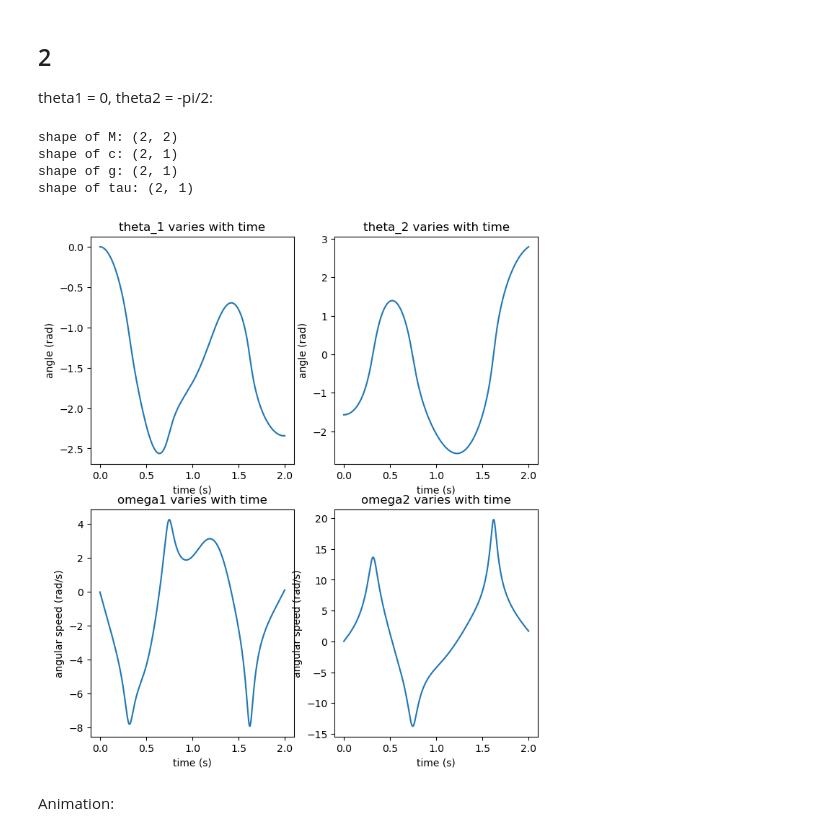
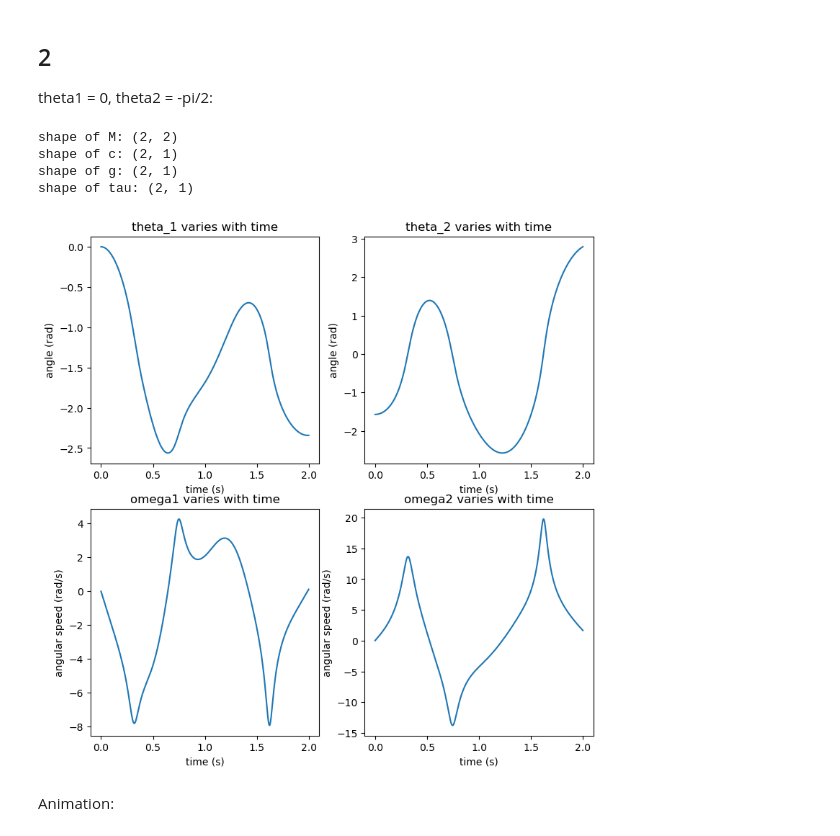
Before and after one commit to Ethylene9160/SDM366_Optimal_Estimation, a Jupyter notebook: assignments/project1/src/robotics/task3.ipynb, the cells around one changed output. Drawn from its saved outputs; the diff is of its cells as text; code cells hidden in the pictures.

```diff
--- a/assignments/project1/src/robotics/task3.ipynb
+++ b/assignments/project1/src/robotics/task3.ipynb
@@ -64,35 +64,35 @@ theta1 = 0, theta2 = -pi/2:
 d2 = Droping(T = T, theta1 = 0, theta2 = -np.pi/2)
 # theta_1, theta_2, theta_1_dot, theta_2_dot
 x1s2,x2s2, x3s2, x4s2 = d2.forward(steps)
 
-plt.figure(figsize=(8,9))
+plt.figure(figsize=(9,9))
 plt.subplot(221)
 plt.plot(time, x1s2)
 plt.title('theta_1 varies with time')
 plt.xlabel('time (s)')
 plt.ylabel('angle (rad)')
 plt.subplot(222)
 plt.plot(time, x2s2)
 plt.xlabel('time (s)')
 plt.ylabel('angle (rad)')
 plt.title('theta_2 varies with time')
 plt.subplot(223)
 plt.plot(time, x3s2)
 plt.xlabel('time (s)')
 plt.ylabel('angular speed (rad/s)')
 plt.title('omega1 varies with time')
 plt.subplot(224)
 plt.plot(time, x4s2)
 plt.xlabel('time (s)')
 plt.ylabel('angular speed (rad/s)')
 plt.title('omega2 varies with time')
 plt.show()
 # %% [output]
 shape of M: (2, 2)
 shape of c: (2, 1)
 shape of g: (2, 1)
 shape of tau: (2, 1)
-[figure, old version]
+[figure, new version]
 # %% [markdown]
 Animation:
 # %%
```
Also changed, not shown: parts of 1 cell of this notebook.
